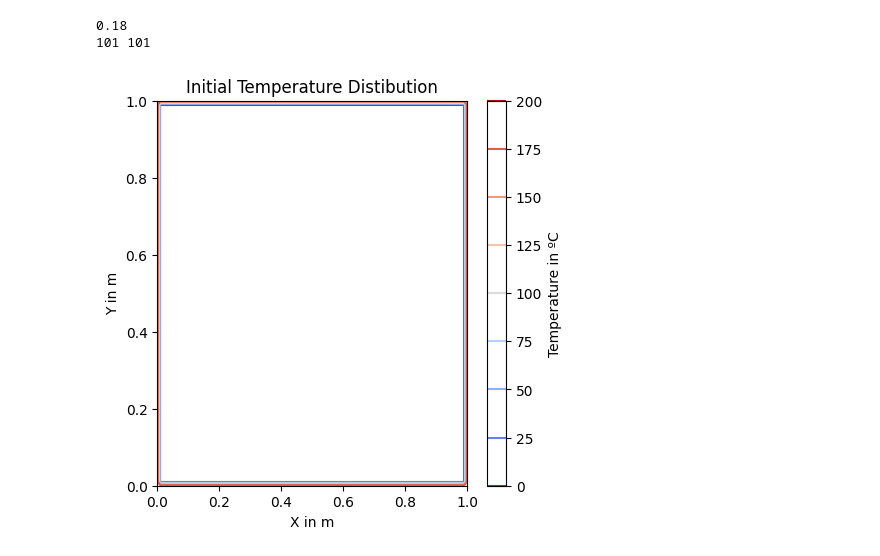
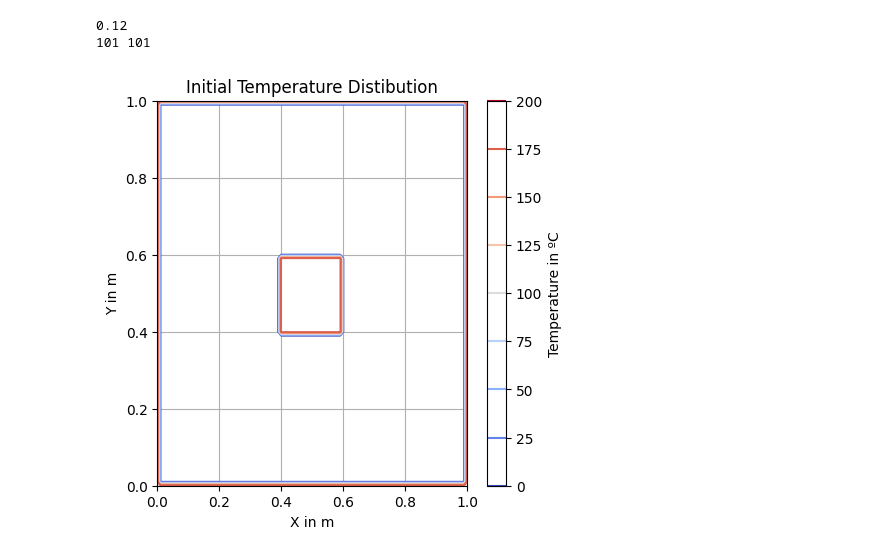
Before and after one commit to tharani2503/Mathematical-Modelling-of-Physical-Systems, a Jupyter notebook: 2D_Heat_equation/2D_heat_equation.ipynb, the cells around one changed output. Drawn from its saved outputs; the diff is of its cells as text; code cells hidden in the pictures.

```diff
--- a/2D_Heat_equation/2D_heat_equation.ipynb
+++ b/2D_Heat_equation/2D_heat_equation.ipynb
@@ -18,7 +18,7 @@ simulation_time=20
 alpha=1.65e-4 # Thermal Diffusivity
 
 ## stability criteria
-c=0.3
+c=0.2
 del_t= round((c* del_x**2)/alpha,2)
 
 ## MeshGrid
@@ -30,29 +30,34 @@ T_final=[]
 print(del_t)
 print(nx,ny)
 # %% [output]
-0.18
+0.12
 101 101
 # %%
 ## Initial Condition
 T[:,0]=200  #@ x=0
 T[:,-1]=200 #@ x=1
 T[0,:]=200  #@ y=0
 T[-1,:]=200 #@ y=1
+
+T[40:60,40:60]=200
+
 T_current=T
 T_previous=T_current
 T_next=np.zeros((nx,ny))
 ##plot Initial condition
 fig=plt.figure(figsize=(5,5))
 ax=fig.add_subplot()
 ax.set_title("Initial Temperature Distibution")
 ax.set_xlabel("X in m")
 ax.set_ylabel("Y in m")
+ax.grid(True)
+
 contour=ax.contour(X,Y,T,cmap="coolwarm")
 cbar=fig.colorbar(contour,ax=ax)
 cbar.set_label("Temperature in ºC")
 plt.show()
 # %% [output]
-[figure, old version]
+[figure, new version]
 # %%
 ## solve the equation transient state
 for t in range(0,int(simulation_time/del_t)):
```
Also changed, not shown: parts of 2 cells of this notebook, 1 other file.
